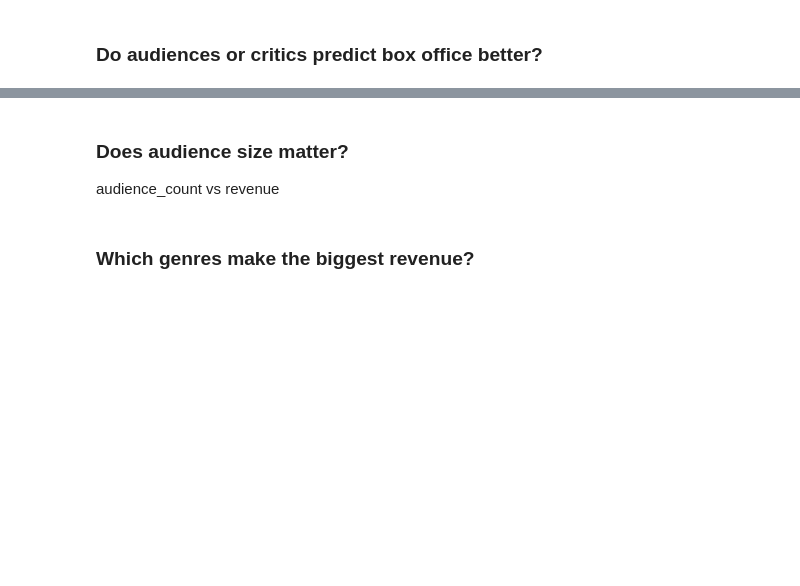
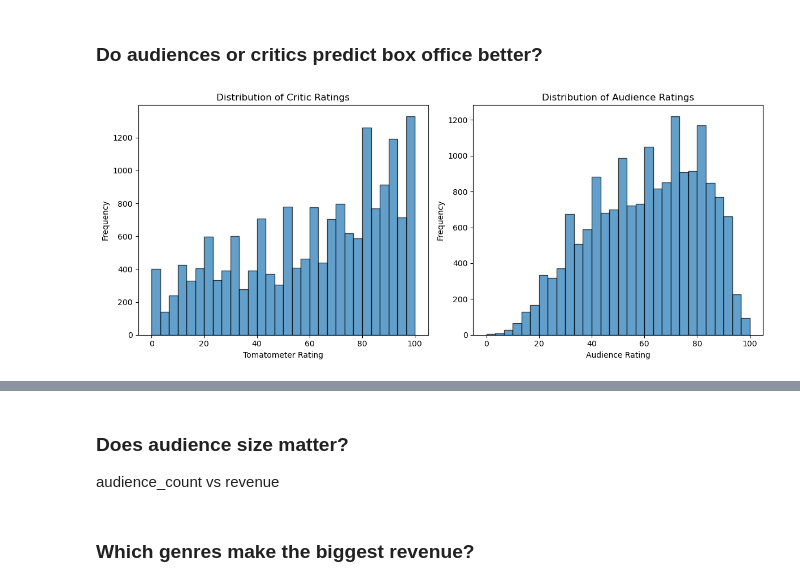
Before and after one commit to violina-www/data_science_26_project, a Jupyter notebook: Movies_Project.ipynb, the cells around one changed output, grey strips where cells are left out. Drawn from its saved outputs; the diff is of its cells as text; code cells hidden in the pictures; blank space fills up the shorter version.

```diff
--- a/Movies_Project.ipynb
+++ b/Movies_Project.ipynb
@@ -453,2 +501,21 @@ Name: tomatometer_status, Length: 17712, dtype: object
 # %% [markdown]
 ### Do audiences or critics predict box office better?
+# %%
+plt.figure(figsize=(12,5))
+
+plt.subplot(1, 2, 1)
+plt.hist(rotten_rating['tomatometer_rating'].dropna(), bins=30, alpha=0.7, edgecolor='black')
+plt.title('Distribution of Critic Ratings')
+plt.xlabel('Tomatometer Rating')
+plt.ylabel('Frequency')
+
+plt.subplot(1, 2, 2)
+plt.hist(rotten_rating['audience_rating'].dropna(), bins=30, alpha=0.7, edgecolor='black')
+plt.title('Distribution of Audience Ratings')
+plt.xlabel('Audience Rating')
+plt.ylabel('Frequency')
+
+plt.tight_layout()
+plt.show()
+# %% [output]
+[figure, added]
```
Also changed, not shown: parts of 7 cells of this notebook.
